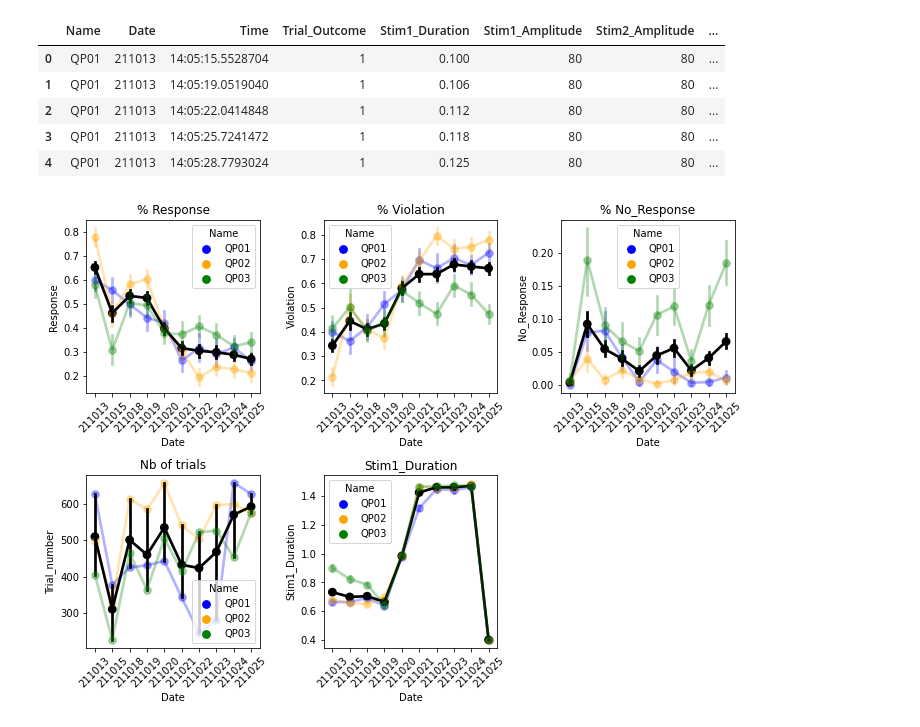
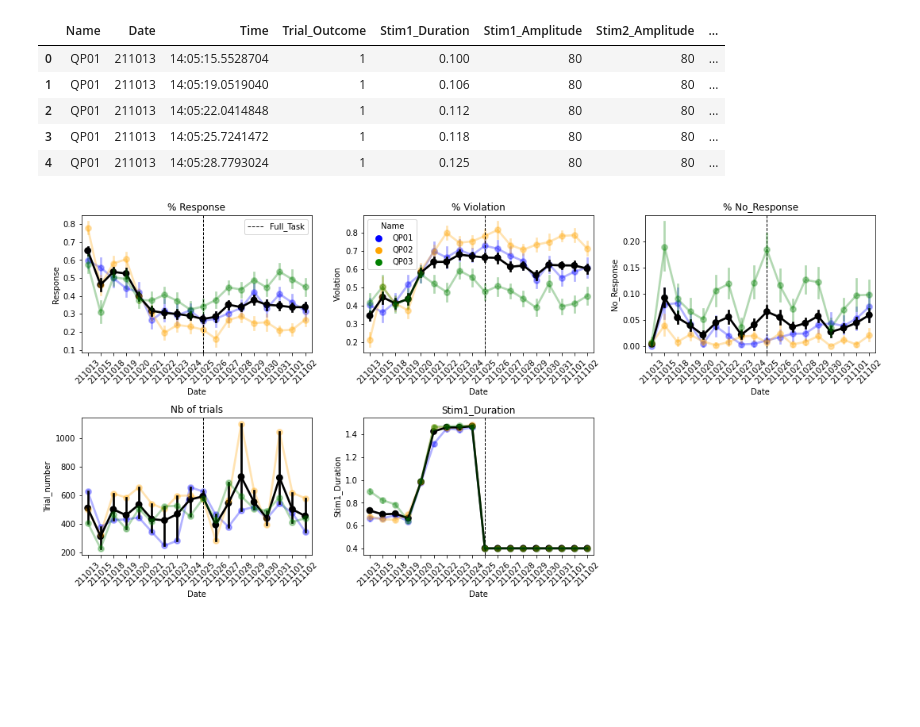
Before and after one commit to LIMLabSWC/x_detection_beh_analysis, a Jupyter notebook: PWM_analysis_v2.ipynb, the cells around one changed output. Drawn from its saved outputs; the diff is of its cells as text; code cells hidden in the pictures; blank space fills up the shorter version.

```diff
--- a/PWM_analysis_v2.ipynb
+++ b/PWM_analysis_v2.ipynb
@@ -39,7 +39,7 @@ trial_data.reset_index(level=1, inplace=True)
 trial_data.reset_index(level=0, inplace=True)
 # %%
 # remove sessions with less than 30 trials
-n = 30
+n = 10
 df = []
 
 for Date in trial_data.Date.unique():
@@ -271,0 +283,12 @@ array(['211013', '211015', '211018', '211019', '211020', '211021',
+# %%
+# write loop that finds all dates in certain stages (e.g. full task)
+
+sdate = date(2021, 10, 25)   # start date
+edate = date.today()   # end date
+
+delta = edate - sdate       # as timedelta
+full_task = []
+for i in range(delta.days + 1):
+    day = sdate + timedelta(days=i)
+    print(day.strftime("%Y%m%d")[2:])
+    full_task.append(day.strftime("%Y%m%d")[2:])
@@ -276,7 +309,7 @@ def stage(row):
     elif np.isin(row['Date'], ['211015', '211018', '211019', '211020', '211021',
        '211022', '211023', '211024']) and row['Name'] == 'QP01':
         return '3&3'
-    elif np.isin(row['Date'], ['211025']) and row['Name'] == 'QP01':
+    elif np.isin(row['Date'], full_task) and row['Name'] == 'QP01':
         return 'Full_task'
 
     if np.isin(row['Date'], ['211013']) and row['Name'] == 'QP02':
@@ -284,7 +317,7 @@ def stage(row):
     elif np.isin(row['Date'], ['211015', '211018', '211019', '211020', '211021',
        '211022', '211023', '211024']) and row['Name'] == 'QP02':
         return '3&3'
-    elif np.isin(row['Date'], ['211025']) and row['Name'] == 'QP02':
+    elif np.isin(row['Date'],full_task) and row['Name'] == 'QP02':
         return 'Full_task'
 
     if np.isin(row['Date'], ['211013']) and row['Name'] == 'QP03':
@@ -292,7 +325,7 @@ def stage(row):
     elif np.isin(row['Date'], ['211015', '211018', '211019', '211020', '211021',
        '211022', '211023', '211024']) and row['Name'] == 'QP03':
         return '3&3'
-    elif np.isin(row['Date'], ['211025']) and row['Name'] == 'QP03':
+    elif np.isin(row['Date'], full_task) and row['Name'] == 'QP03':
         return 'Full_task'
 
         return 'Other'
@@ -413,7 +451,7 @@ trial_data.head()
 | 3 | QP01 | 211013 | 14:05:25.7241472 | 1 | 0.118 | 80 | 80 | ... |
 | 4 | QP01 | 211013 | 14:05:28.7793024 | 1 | 0.125 | 80 | 80 | ... |
 # %%
-figure(figsize=(10, 10))
+figure(figsize=(15, 10))
 rows,colums = 3,3
 legend_rotation = 45
 alpha = 0.3
@@ -424,7 +462,10 @@ plt.setp(g.collections, alpha=alpha) #for the markers
 plt.setp(g.lines, alpha=alpha)       #for the lines
 g = sns.pointplot(data = trial_data, x = 'Date', y = 'Response', color = 'k')
 plt.xticks(rotation=legend_rotation)
-
+plt.axvline(x = 9,linewidth=1, linestyle='--', color = 'k')
+lines = [Line2D([0], [0], color='k', linewidth=1, linestyle='--')]
+labels = ['Full_Task']
+plt.legend(lines, labels)
 plt.title("% Response")
 
 plt.subplot(rows,colums,2)
@@ -433,36 +474,43 @@ plt.setp(g.collections, alpha=alpha) #for the markers
 plt.setp(g.lines, alpha=alpha)       #for the lines
 g = sns.pointplot(data = trial_data, x = 'Date', y = 'Violation', color = 'k')
 plt.xticks(rotation=legend_rotation)
+plt.axvline(x = 9,linewidth=1, linestyle='--', color = 'k')
 plt.title("% Violation")
 
 plt.subplot(rows,colums,3)
 g = sns.pointplot(data = trial_data, x = 'Date', y = 'No_Response', hue = 'Name', palette = palette)
 plt.setp(g.collections, alpha=alpha) #for the markers
 plt.setp(g.lines, alpha=alpha)       #for the lines
 g = sns.pointplot(data = trial_data, x = 'Date', y = 'No_Response', color = 'k')
 plt.xticks(rotation=legend_rotation)
+plt.axvline(x = 9,linewidth=1, linestyle='--', color = 'k')
+plt.legend([],[], frameon=False)
 plt.title("% No_Response")
 
 plt.subplot(rows,colums,4)
 g = sns.pointplot(data = trial_number, x = 'Date', y = 'Trial_number', hue = 'Name', palette = palette)
 plt.setp(g.collections, alpha=alpha) #for the markers
 plt.setp(g.lines, alpha=alpha)       #for the lines
 g = sns.pointplot(data = trial_number, x = 'Date', y = 'Trial_number', color = 'k')
+plt.axvline(x = 9,linewidth=1, linestyle='--', color = 'k')
 plt.xticks(rotation=legend_rotation)
+plt.legend([],[], frameon=False)
 plt.title("Nb of trials")
 
 plt.subplot(rows,colums,5)
 g = sns.pointplot(data = trial_data, x = 'Date', y = 'Stim1_Duration', hue = 'Name', palette = palette)
 plt.setp(g.collections, alpha=alpha) #for the markers
 plt.setp(g.lines, alpha=alpha)       #for the lines
 g = sns.pointplot(data = trial_data, x = 'Date', y = 'Stim1_Duration', color = 'k')
 plt.xticks(rotation=legend_rotation)
+plt.axvline(x = 9,linewidth=1, linestyle='--', color = 'k')
+plt.legend([],[], frameon=False)
 plt.title("Stim1_Duration")
 
 plt.tight_layout()
 plt.show()
 # %% [output]
-[figure, old version]
+[figure, new version]
 # %%
 # seperate trial outcome by side for every mouse
 # %%
```
Also changed, not shown: parts of 14 cells of this notebook.
